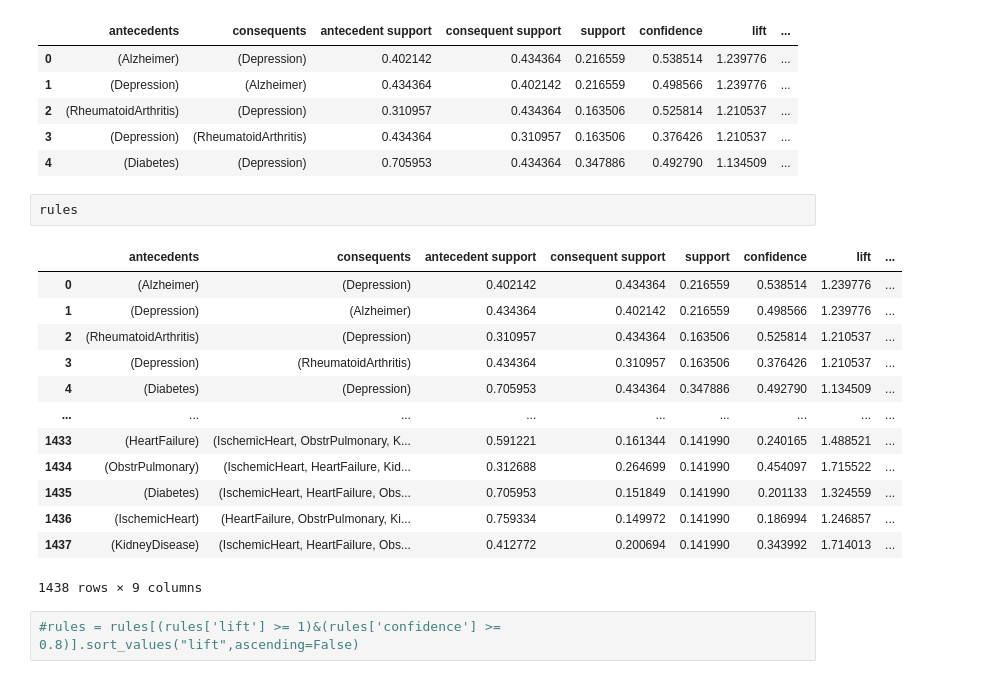
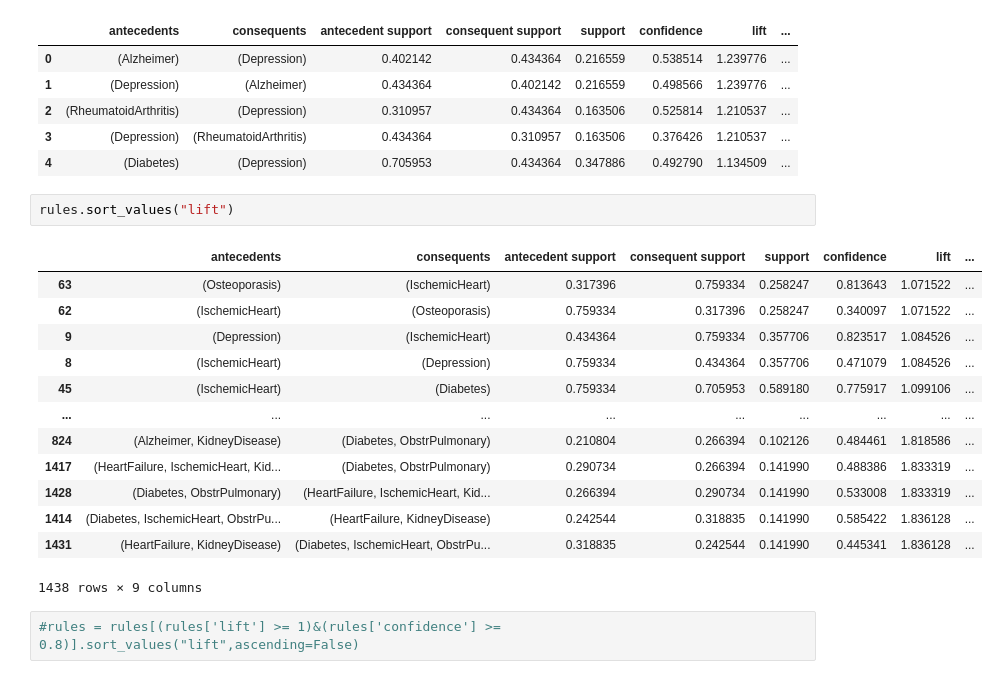
Before and after one commit to DebLeong/HealthCareCapstone, a Jupyter notebook: deb/Market Basket Analysis - illness2.ipynb, the cells around one changed output. Cells and saved outputs as stored; diff of their text form.

```diff
--- a/deb/Market Basket Analysis - illness2.ipynb
+++ b/deb/Market Basket Analysis - illness2.ipynb
@@ -252,20 +260,20 @@ rules.head()
 | 3 | (Depression) | (RheumatoidArthritis) | 0.434364 | 0.310957 | 0.163506 | 0.376426 | 1.210537 | ... |
 | 4 | (Diabetes) | (Depression) | 0.705953 | 0.434364 | 0.347886 | 0.492790 | 1.134509 | ... |
 # %%
-rules
+rules.sort_values("lift")
 # %% [output]
 |  | antecedents | consequents | antecedent support | consequent support | support | confidence | lift | ... |
-| 0 | (Alzheimer) | (Depression) | 0.402142 | 0.434364 | 0.216559 | 0.538514 | 1.239776 | ... |
-| 1 | (Depression) | (Alzheimer) | 0.434364 | 0.402142 | 0.216559 | 0.498566 | 1.239776 | ... |
-| 2 | (RheumatoidArthritis) | (Depression) | 0.310957 | 0.434364 | 0.163506 | 0.525814 | 1.210537 | ... |
-| 3 | (Depression) | (RheumatoidArthritis) | 0.434364 | 0.310957 | 0.163506 | 0.376426 | 1.210537 | ... |
-| 4 | (Diabetes) | (Depression) | 0.705953 | 0.434364 | 0.347886 | 0.492790 | 1.134509 | ... |
+| 63 | (Osteoporasis) | (IschemicHeart) | 0.317396 | 0.759334 | 0.258247 | 0.813643 | 1.071522 | ... |
+| 62 | (IschemicHeart) | (Osteoporasis) | 0.759334 | 0.317396 | 0.258247 | 0.340097 | 1.071522 | ... |
+| 9 | (Depression) | (IschemicHeart) | 0.434364 | 0.759334 | 0.357706 | 0.823517 | 1.084526 | ... |
+| 8 | (IschemicHeart) | (Depression) | 0.759334 | 0.434364 | 0.357706 | 0.471079 | 1.084526 | ... |
+| 45 | (IschemicHeart) | (Diabetes) | 0.759334 | 0.705953 | 0.589180 | 0.775917 | 1.099106 | ... |
 | ... | ... | ... | ... | ... | ... | ... | ... | ... |
-| 1433 | (HeartFailure) | (IschemicHeart, ObstrPulmonary, K... | 0.591221 | 0.161344 | 0.141990 | 0.240165 | 1.488521 | ... |
-| 1434 | (ObstrPulmonary) | (IschemicHeart, HeartFailure, Kid... | 0.312688 | 0.264699 | 0.141990 | 0.454097 | 1.715522 | ... |
-| 1435 | (Diabetes) | (IschemicHeart, HeartFailure, Obs... | 0.705953 | 0.151849 | 0.141990 | 0.201133 | 1.324559 | ... |
-| 1436 | (IschemicHeart) | (HeartFailure, ObstrPulmonary, Ki... | 0.759334 | 0.149972 | 0.141990 | 0.186994 | 1.246857 | ... |
-| 1437 | (KidneyDisease) | (IschemicHeart, HeartFailure, Obs... | 0.412772 | 0.200694 | 0.141990 | 0.343992 | 1.714013 | ... |
+| 824 | (Alzheimer, KidneyDisease) | (Diabetes, ObstrPulmonary) | 0.210804 | 0.266394 | 0.102126 | 0.484461 | 1.818586 | ... |
+| 1417 | (HeartFailure, IschemicHeart, Kid... | (Diabetes, ObstrPulmonary) | 0.290734 | 0.266394 | 0.141990 | 0.488386 | 1.833319 | ... |
+| 1428 | (Diabetes, ObstrPulmonary) | (HeartFailure, IschemicHeart, Kid... | 0.266394 | 0.290734 | 0.141990 | 0.533008 | 1.833319 | ... |
+| 1414 | (Diabetes, IschemicHeart, ObstrPu... | (HeartFailure, KidneyDisease) | 0.242544 | 0.318835 | 0.141990 | 0.585422 | 1.836128 | ... |
+| 1431 | (HeartFailure, KidneyDisease) | (Diabetes, IschemicHeart, ObstrPu... | 0.318835 | 0.242544 | 0.141990 | 0.445341 | 1.836128 | ... |
 1438 rows × 9 columns
 # %%
 #rules = rules[(rules['lift'] >= 1)&(rules['confidence'] >= 0.8)].sort_values("lift",ascending=False)
```
Also changed, not shown: parts of 37 cells of this notebook, 1 other file.
